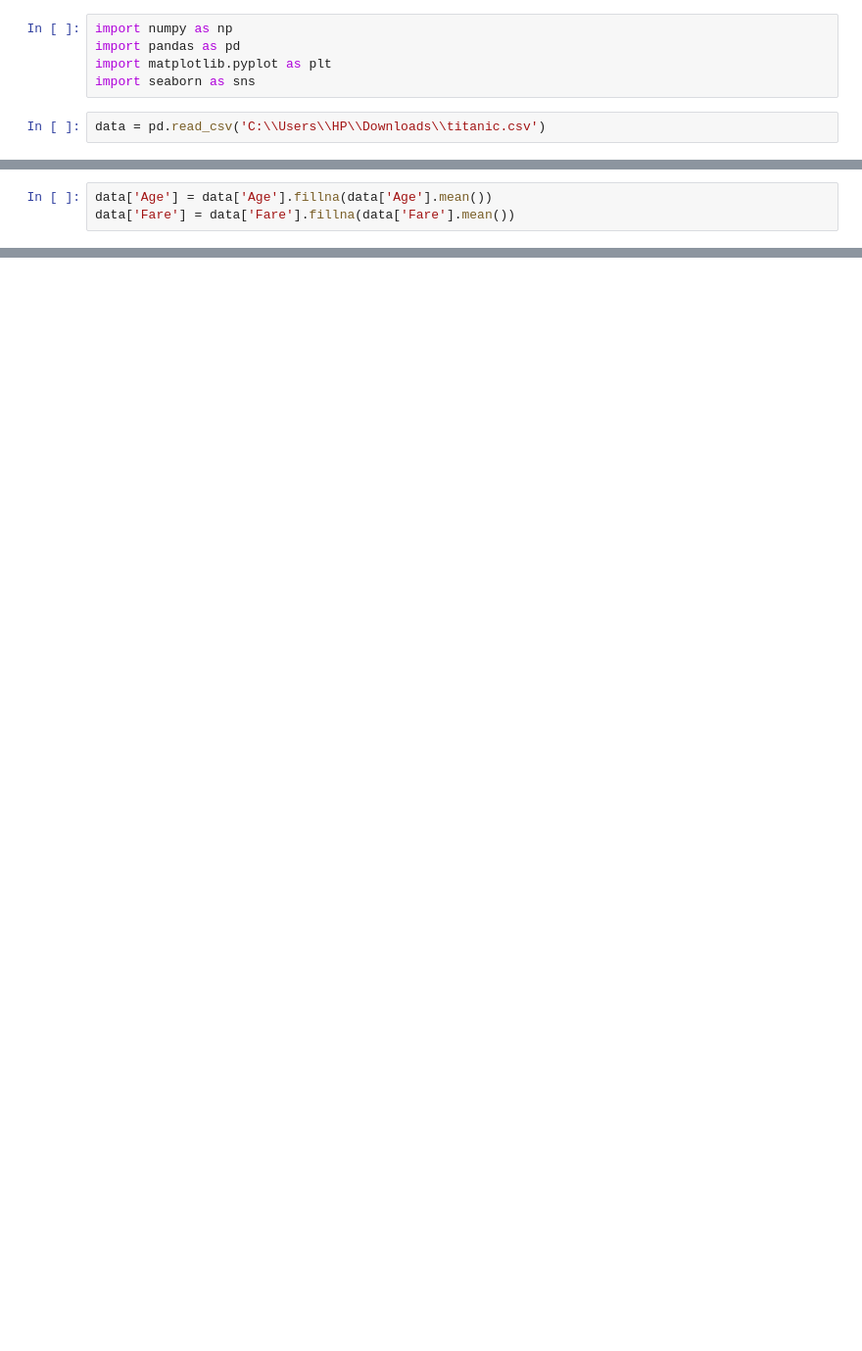
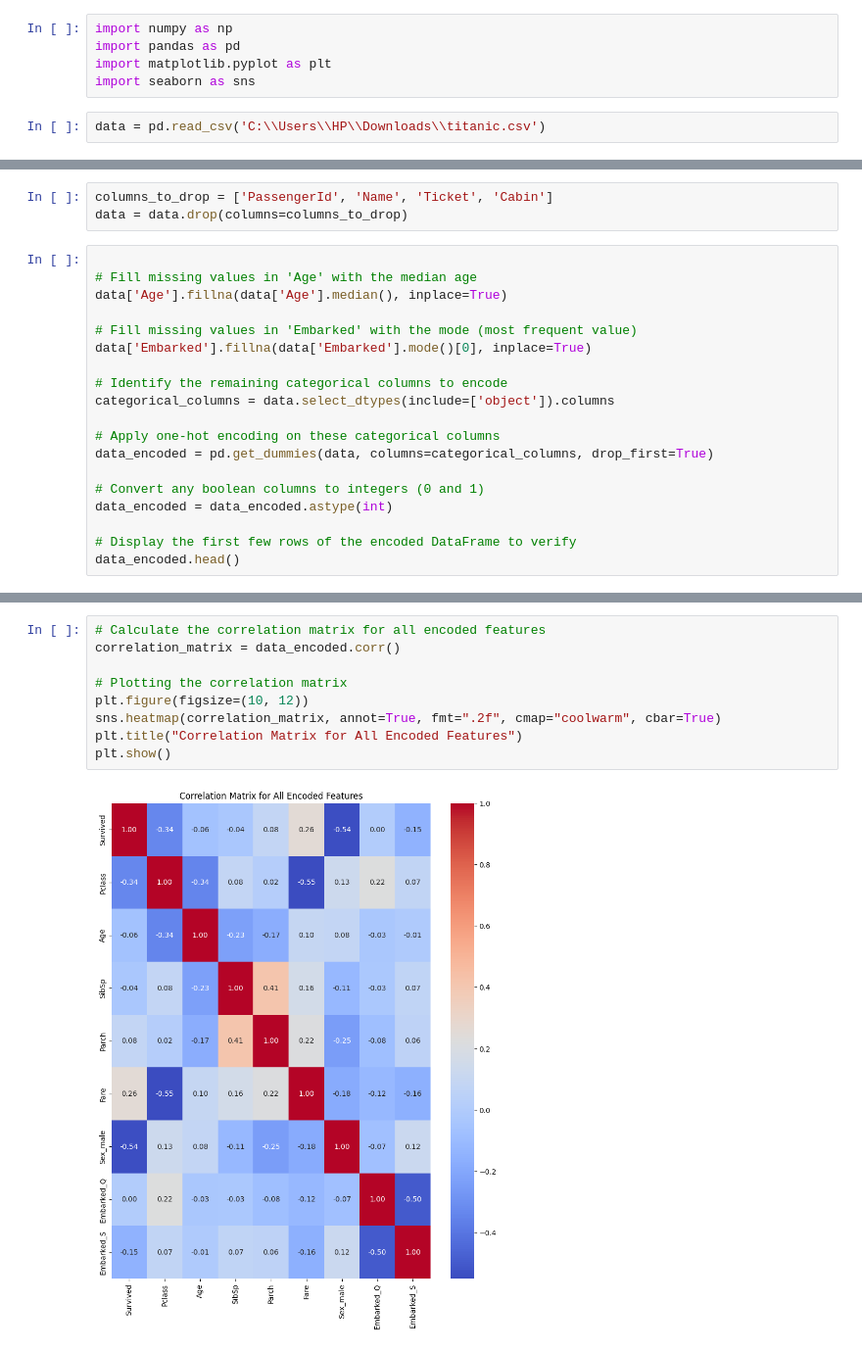
Before and after one commit to IshaRanjan/Logistic_Regression, a Jupyter notebook: logistic_regression-checkpoint.ipynb, the cells around one changed output, grey strips where cells are left out. Shown at 98% size. Drawn from its saved outputs; the diff is of its cells as text; blank space fills up the shorter version.

```diff
--- a/logistic_regression-checkpoint.ipynb
+++ b/logistic_regression-checkpoint.ipynb
@@ -22,3 +7,0 @@ y = data['Survived']
-# %%
-data['Age'] = data['Age'].fillna(data['Age'].mean())
-data['Fare'] = data['Fare'].fillna(data['Fare'].mean())
@@ -108,0 +53,22 @@ F1 Score: 0.73
+# %%
+columns_to_drop = ['PassengerId', 'Name', 'Ticket', 'Cabin']
+data = data.drop(columns=columns_to_drop)
+# %%
+
+# Fill missing values in 'Age' with the median age
+data['Age'].fillna(data['Age'].median(), inplace=True)
+
+# Fill missing values in 'Embarked' with the mode (most frequent value)
+data['Embarked'].fillna(data['Embarked'].mode()[0], inplace=True)
+
+# Identify the remaining categorical columns to encode
+categorical_columns = data.select_dtypes(include=['object']).columns
+
+# Apply one-hot encoding on these categorical columns
+data_encoded = pd.get_dummies(data, columns=categorical_columns, drop_first=True)
+
+# Convert any boolean columns to integers (0 and 1)
+data_encoded = data_encoded.astype(int)
+
+# Display the first few rows of the encoded DataFrame to verify
+data_encoded.head()
@@ -108,0 +140,11 @@ F1 Score: 0.73
+# %%
+# Calculate the correlation matrix for all encoded features
+correlation_matrix = data_encoded.corr()
+
+# Plotting the correlation matrix
+plt.figure(figsize=(10, 12))
+sns.heatmap(correlation_matrix, annot=True, fmt=".2f", cmap="coolwarm", cbar=True)
+plt.title("Correlation Matrix for All Encoded Features")
+plt.show()
+# %% [output]
+[figure, added]
```
Also changed, not shown: parts of 16 cells of this notebook.
